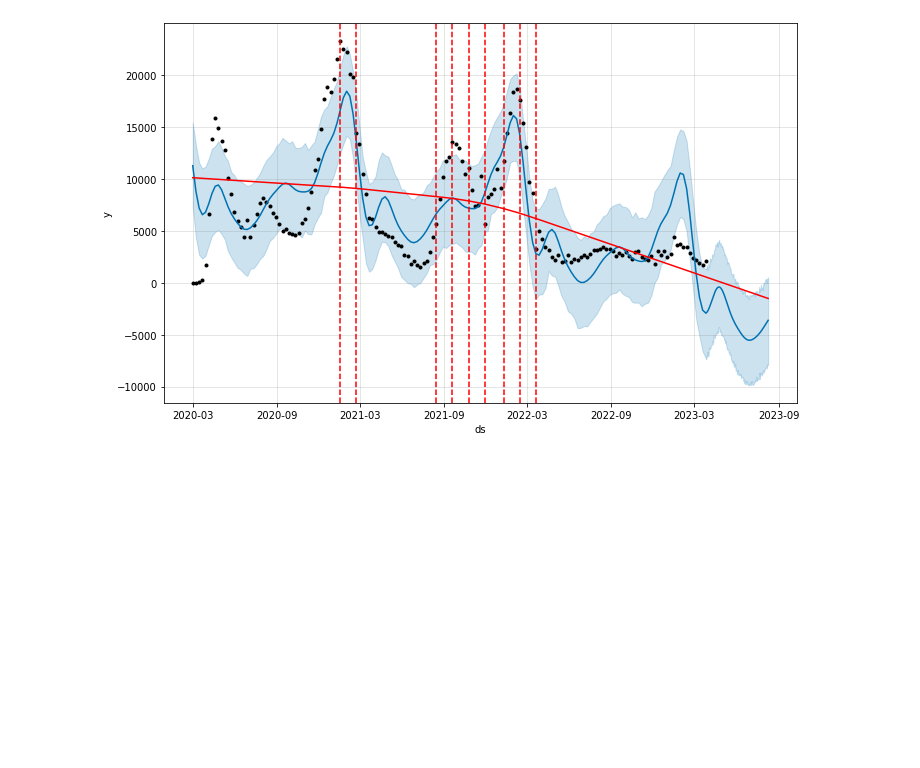
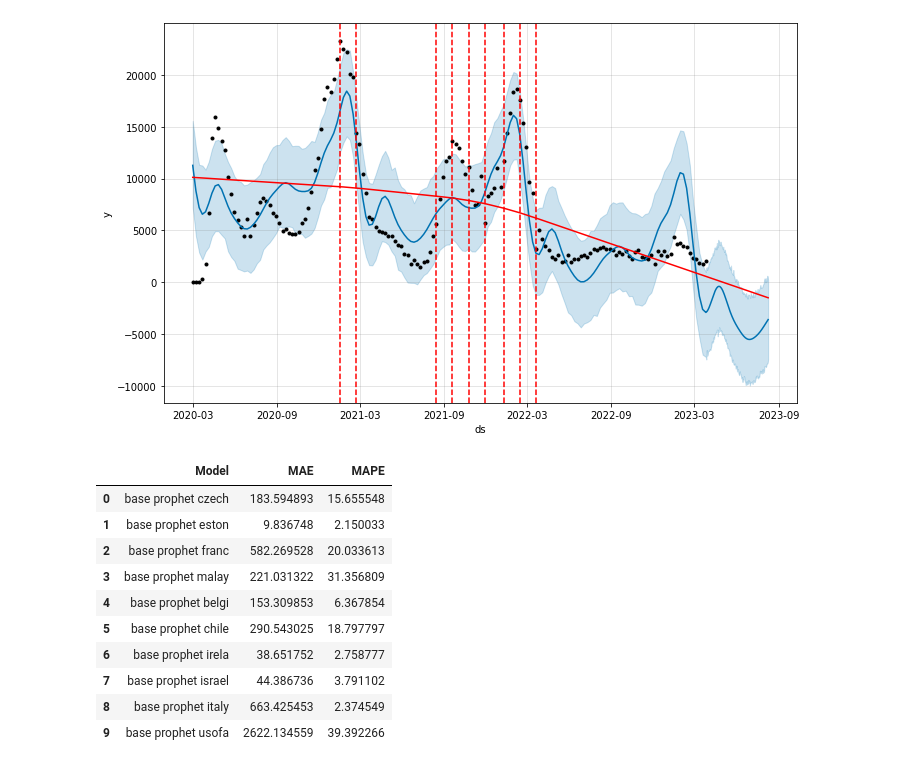
Before and after one commit to y-ginther/DS-Capstone, a Jupyter notebook: PROPHET_a.ipynb, the cells around one changed output. Drawn from its saved outputs; the diff is of its cells as text; code cells hidden in the pictures; blank space fills up the shorter version.

```diff
--- a/PROPHET_a.ipynb
+++ b/PROPHET_a.ipynb
@@ -302,6 +351,14 @@ INFO:cmdstanpy:finish chain 1
 [figure]
 [figure]
 [figure]
+# %%
+
+actual_values = irela_train['y']+ 1
+predicted_values = forecast_baseline['yhat'][:len(actual_values)] +1
+mae = mean_absolute_error(actual_values, predicted_values)
+
+mape = mean_absolute_percentage_error(actual_values, predicted_values)
+metrics_df.loc[len(metrics_df)] = ['base prophet irela',mae, mape]
 # %%
 model_baseline = Prophet()
 model_baseline.fit(israe_train)
@@ -330,6 +387,14 @@ INFO:cmdstanpy:finish chain 1
 [figure]
 [figure]
 [figure]
+# %%
+
+actual_values = israe_train['y']+ 1
+predicted_values = forecast_baseline['yhat'][:len(actual_values)] +1
+mae = mean_absolute_error(actual_values, predicted_values)
+
+mape = mean_absolute_percentage_error(actual_values, predicted_values)
+metrics_df.loc[len(metrics_df)] = ['base prophet israel',mae, mape]
 # %%
 model_baseline = Prophet()
 model_baseline.fit(italy_train)
@@ -358,6 +423,14 @@ INFO:cmdstanpy:finish chain 1
 [figure]
 [figure]
 [figure]
+# %%
+
+actual_values = italy_train['y']+ 1
+predicted_values = forecast_baseline['yhat'][:len(actual_values)] +1
+mae = mean_absolute_error(actual_values, predicted_values)
+
+mape = mean_absolute_percentage_error(actual_values, predicted_values)
+metrics_df.loc[len(metrics_df)] = ['base prophet italy',mae, mape]
 # %%
 model_baseline = Prophet()
 model_baseline.fit(us_train)
@@ -386,3 +459,25 @@ INFO:cmdstanpy:finish chain 1
 [figure]
 [figure]
 [figure]
+# %%
+
+actual_values = us_train['y']+ 1
+predicted_values = forecast_baseline['yhat'][:len(actual_values)] +1
+mae = mean_absolute_error(actual_values, predicted_values)
+
+mape = mean_absolute_percentage_error(actual_values, predicted_values)
+metrics_df.loc[len(metrics_df)] = ['base prophet usofa',mae, mape]
+# %%
+metrics_df
+# %% [output]
+|  | Model | MAE | MAPE |
+| 0 | base prophet czech | 183.594893 | 15.655548 |
+| 1 | base prophet eston | 9.836748 | 2.150033 |
+| 2 | base prophet franc | 582.269528 | 20.033613 |
+| 3 | base prophet malay | 221.031322 | 31.356809 |
+| 4 | base prophet belgi | 153.309853 | 6.367854 |
+| 5 | base prophet chile | 290.543025 | 18.797797 |
+| 6 | base prophet irela | 38.651752 | 2.758777 |
+| 7 | base prophet israel | 44.386736 | 3.791102 |
+| 8 | base prophet italy | 663.425453 | 2.374549 |
+| 9 | base prophet usofa | 2622.134559 | 39.392266 |
```
Also changed, not shown: parts of 7 cells of this notebook, 3 other files.
